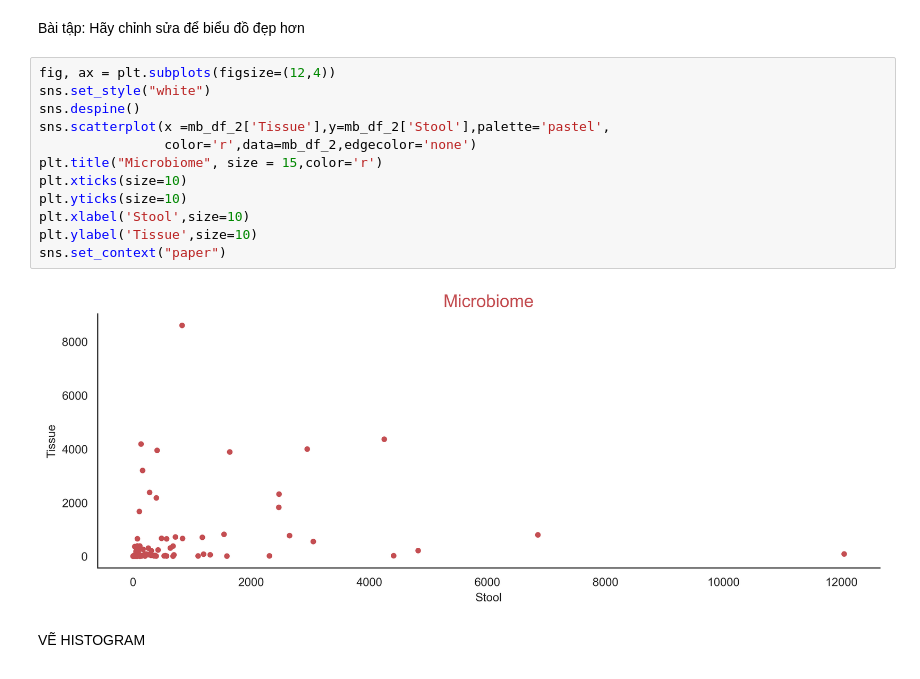
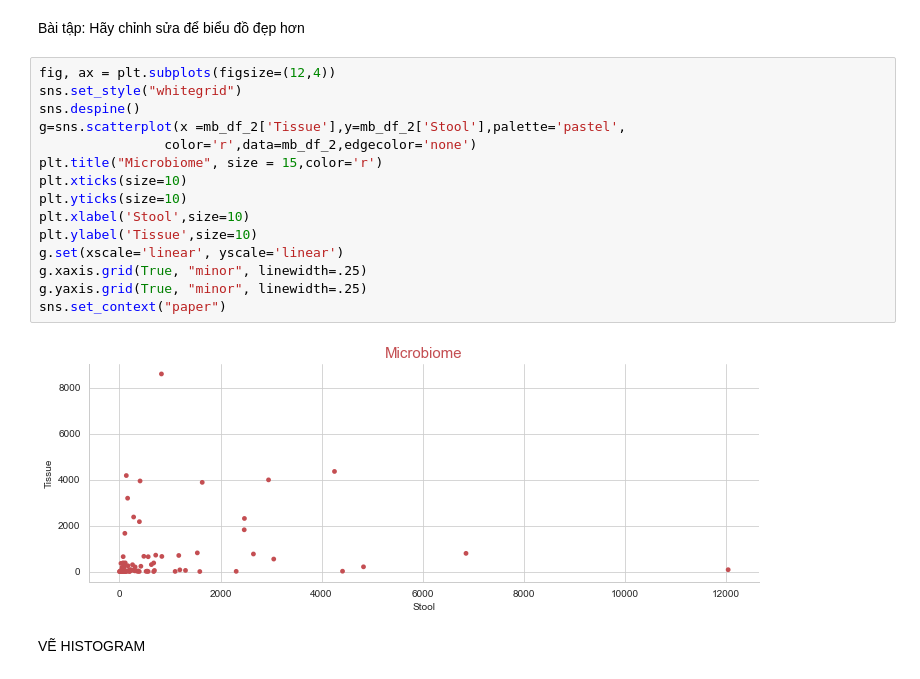
Before and after one commit to congltk1234/NhapMonKHDL, a Jupyter notebook: thuc-hanh-ptdl-02.ipynb, the cells around one changed output. Cells and saved outputs as stored; diff of their text form.

```diff
--- a/thuc-hanh-ptdl-02.ipynb
+++ b/thuc-hanh-ptdl-02.ipynb
@@ -58,18 +58,21 @@ mb_df_2.plot.scatter(x = 'Tissue', y = 'Stool')
 Bài tập: Hãy chỉnh sửa để biểu đồ đẹp hơn
 # %%
 fig, ax = plt.subplots(figsize=(12,4))
-sns.set_style("white")
+sns.set_style("whitegrid")
 sns.despine()
-sns.scatterplot(x =mb_df_2['Tissue'],y=mb_df_2['Stool'],palette='pastel',
+g=sns.scatterplot(x =mb_df_2['Tissue'],y=mb_df_2['Stool'],palette='pastel',
                 color='r',data=mb_df_2,edgecolor='none')
 plt.title("Microbiome", size = 15,color='r')
 plt.xticks(size=10)
 plt.yticks(size=10)
 plt.xlabel('Stool',size=10)
 plt.ylabel('Tissue',size=10)
+g.set(xscale='linear', yscale='linear')
+g.xaxis.grid(True, "minor", linewidth=.25)
+g.yaxis.grid(True, "minor", linewidth=.25)
 sns.set_context("paper")
 # %% [output]
-[figure, old version]
+[figure, new version]
 # %% [markdown]
 VẼ HISTOGRAM
 # %%
```
